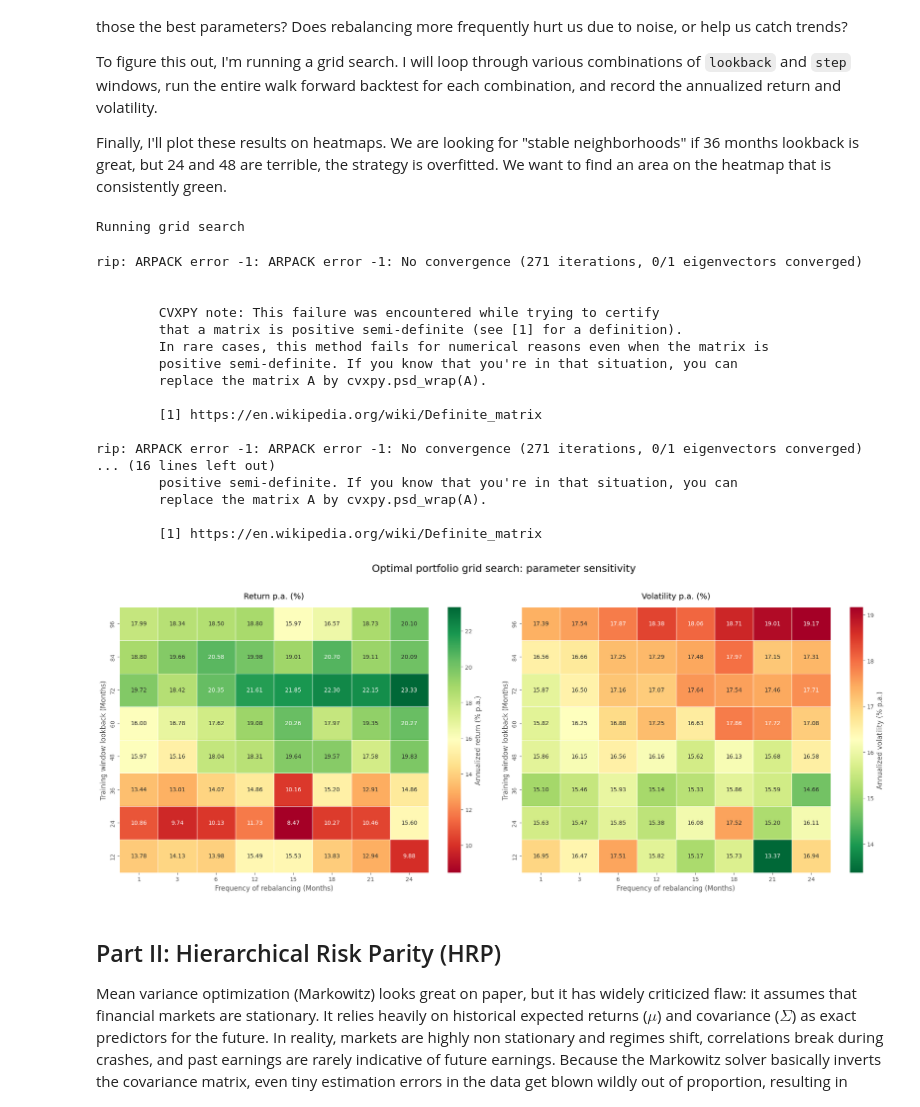
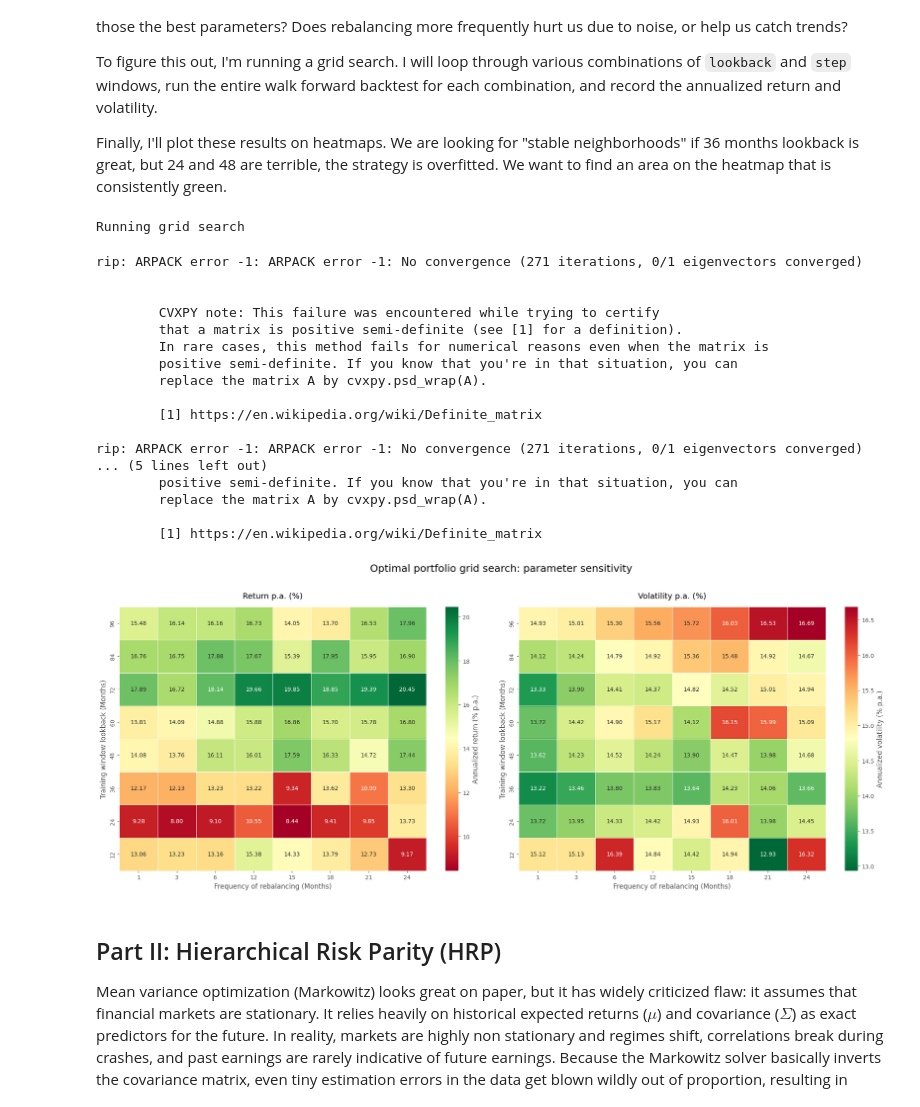
Before and after one commit to JanMatyas57/portfolio_optimization, a Jupyter notebook: portolio_alocation.ipynb, the cells around one changed output. Drawn from its saved outputs; the diff is of its cells as text; code cells hidden in the pictures.

```diff
--- a/portolio_alocation.ipynb
+++ b/portolio_alocation.ipynb
@@ -437,7 +437,7 @@ for start_idx in range(0, total_months - lookback_months, step_months):
 
     rebalance_date = train_data.index[-1]
 
-    weights = get_optimal_weights(train_data, gamma=3)
+    weights = get_optimal_weights(train_data, gamma=5)
 
     #saving for later
     rebalance_records.append(pd.Series(weights, index=monthly_returns.columns, name=rebalance_date))
@@ -565,7 +565,7 @@ def run_walk_forward_backtest(lookback_months, step_months, returns_df):
 
         if test_data.empty: break
 
-        weights = get_optimal_weights(train_data, gamma=3)
+        weights = get_optimal_weights(train_data, gamma=5)
 
         period_returns = test_data.dot(weights)
         oos_portfolio_returns.append(period_returns)
@@ -628,35 +628,35 @@ ax1.set_ylabel('Training window lookback (Months)', fontsize=12)
 
 
 sns.heatmap(pivot_vol, annot=True, cmap='RdYlGn_r', fmt=".2f",
             linewidths=.5, cbar_kws={'label': 'Annualized volatility (% p.a.)'}, ax=ax2)
 ax2.invert_yaxis()
 ax2.set_title('Volatility p.a. (%)', fontsize=14, pad=15)
 ax2.set_xlabel('Frequency of rebalancing (Months)', fontsize=12)
 ax2.set_ylabel('Training window lookback (Months)', fontsize=12)
 
 plt.suptitle('Optimal portfolio grid search: parameter sensitivity', fontsize=18, y=1.02)
 plt.tight_layout()
 plt.show()
 # %% [output]
 Running grid search
 rip: ARPACK error -1: ARPACK error -1: No convergence (271 iterations, 0/1 eigenvectors converged)
 
 
         CVXPY note: This failure was encountered while trying to certify
         that a matrix is positive semi-definite (see [1] for a definition).
         In rare cases, this method fails for numerical reasons even when the matrix is
         positive semi-definite. If you know that you're in that situation, you can
         replace the matrix A by cvxpy.psd_wrap(A).
 
         [1] https://en.wikipedia.org/wiki/Definite_matrix
 
 rip: ARPACK error -1: ARPACK error -1: No convergence (271 iterations, 0/1 eigenvectors converged)
-... (16 lines left out)
+... (5 lines left out)
         positive semi-definite. If you know that you're in that situation, you can
         replace the matrix A by cvxpy.psd_wrap(A).
 
         [1] https://en.wikipedia.org/wiki/Definite_matrix
-[figure, old version]
+[figure, new version]
 # %% [markdown]
 ## Part II: Hierarchical Risk Parity (HRP)
 
```
Also changed, not shown: parts of 7 cells of this notebook.
